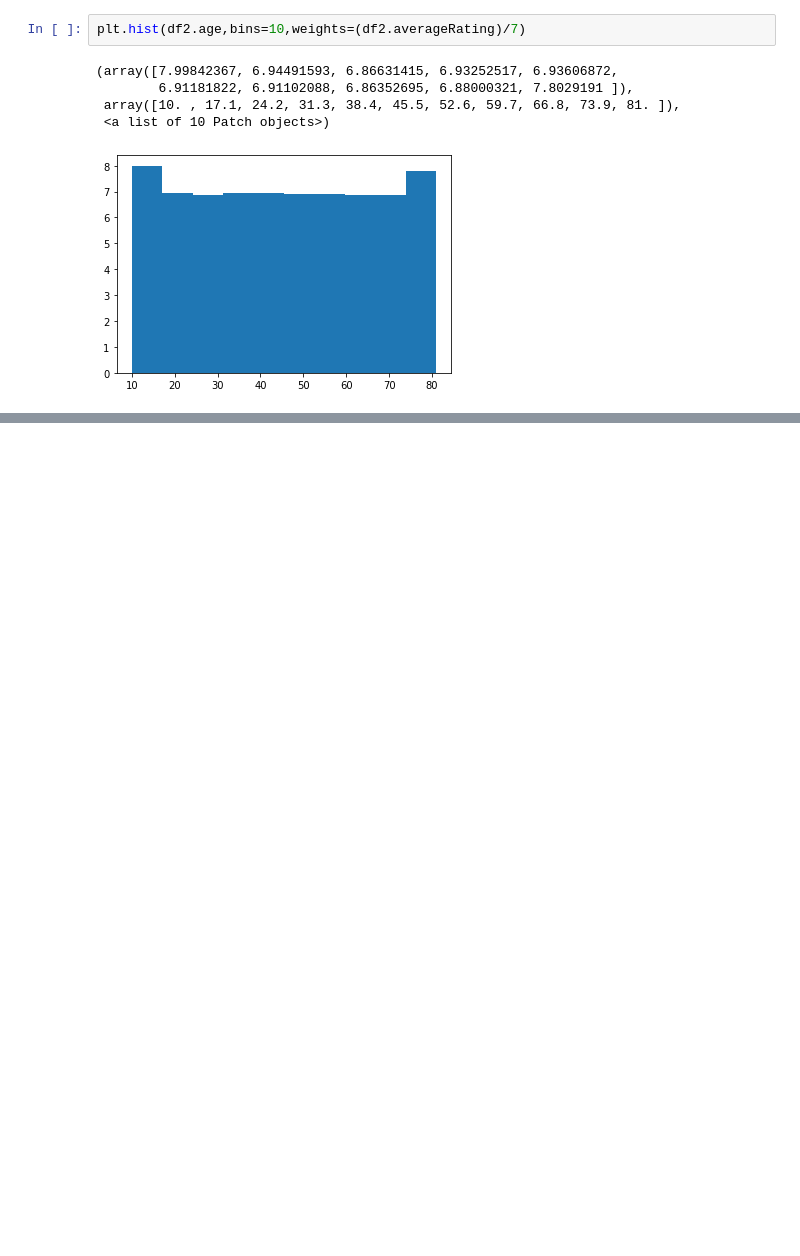
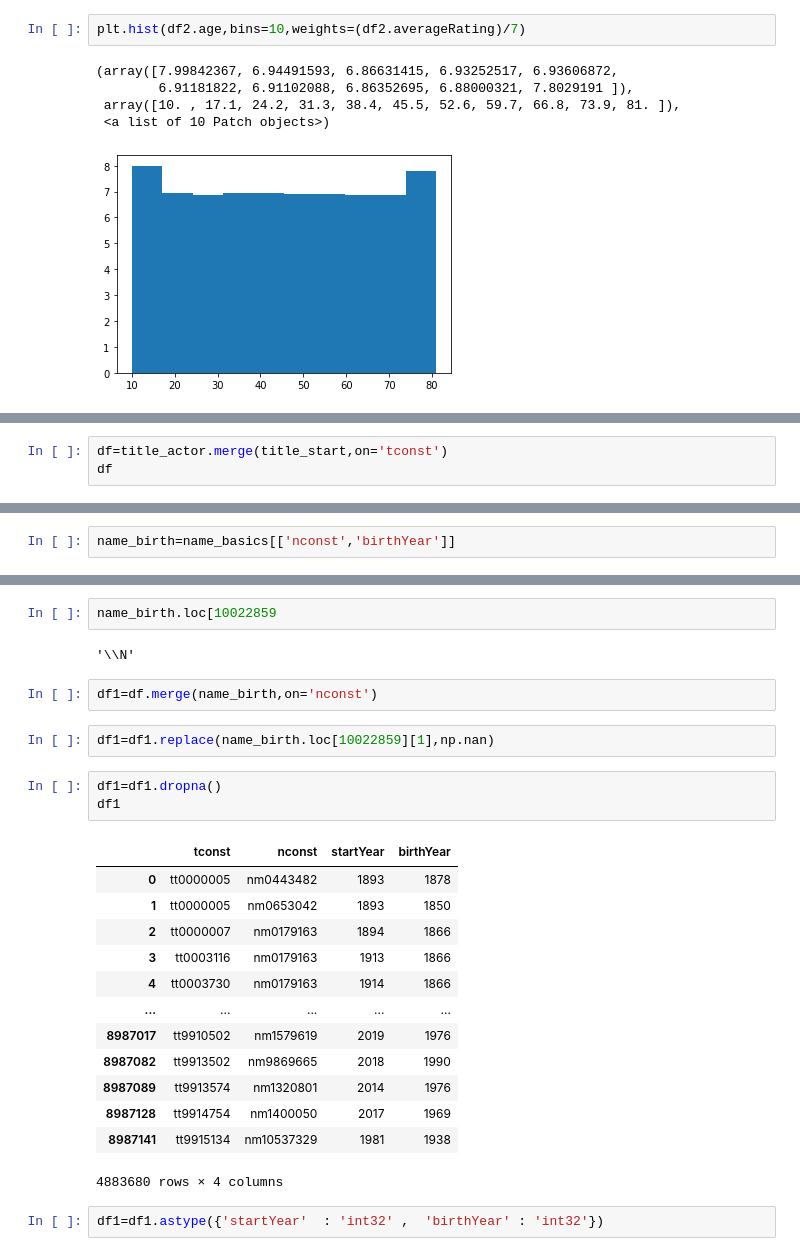
Before and after one commit to ganeshk312/IMDB, a Jupyter notebook: IMDB_most voted genre.ipynb, the cells around one changed output, grey strips where cells are left out. Saved outputs shown, nothing was run; the diff lists cells and outputs as text; blank space fills up the shorter version.

```diff
--- a/IMDB_most voted genre.ipynb
+++ b/IMDB_most voted genre.ipynb
@@ -1033,0 +1090,3 @@ plt.hist(df2.age,bins=10,weights=(df2.averageRating)/7)
+# %%
+df=title_actor.merge(title_start,on='tconst')
+df
@@ -1033,0 +1116,2 @@ plt.hist(df2.age,bins=10,weights=(df2.averageRating)/7)
+# %%
+name_birth=name_basics[['nconst','birthYear']]
@@ -1033,0 +1134,27 @@ plt.hist(df2.age,bins=10,weights=(df2.averageRating)/7)
+# %%
+name_birth.loc[10022859
+# %% [output]
+'\\N'
+# %%
+df1=df.merge(name_birth,on='nconst')
+# %%
+df1=df1.replace(name_birth.loc[10022859][1],np.nan)
+# %%
+df1=df1.dropna()
+df1
+# %% [output]
+|  | tconst | nconst | startYear | birthYear |
+| 0 | tt0000005 | nm0443482 | 1893 | 1878 |
+| 1 | tt0000005 | nm0653042 | 1893 | 1850 |
+| 2 | tt0000007 | nm0179163 | 1894 | 1866 |
+| 3 | tt0003116 | nm0179163 | 1913 | 1866 |
+| 4 | tt0003730 | nm0179163 | 1914 | 1866 |
+| ... | ... | ... | ... | ... |
+| 8987017 | tt9910502 | nm1579619 | 2019 | 1976 |
+| 8987082 | tt9913502 | nm9869665 | 2018 | 1990 |
+| 8987089 | tt9913574 | nm1320801 | 2014 | 1976 |
+| 8987128 | tt9914754 | nm1400050 | 2017 | 1969 |
+| 8987141 | tt9915134 | nm10537329 | 1981 | 1938 |
+4883680 rows × 4 columns
+# %%
+df1=df1.astype({'startYear'  : 'int32' ,  'birthYear' : 'int32'})
```
Also changed, not shown: parts of 26 cells of this notebook.
